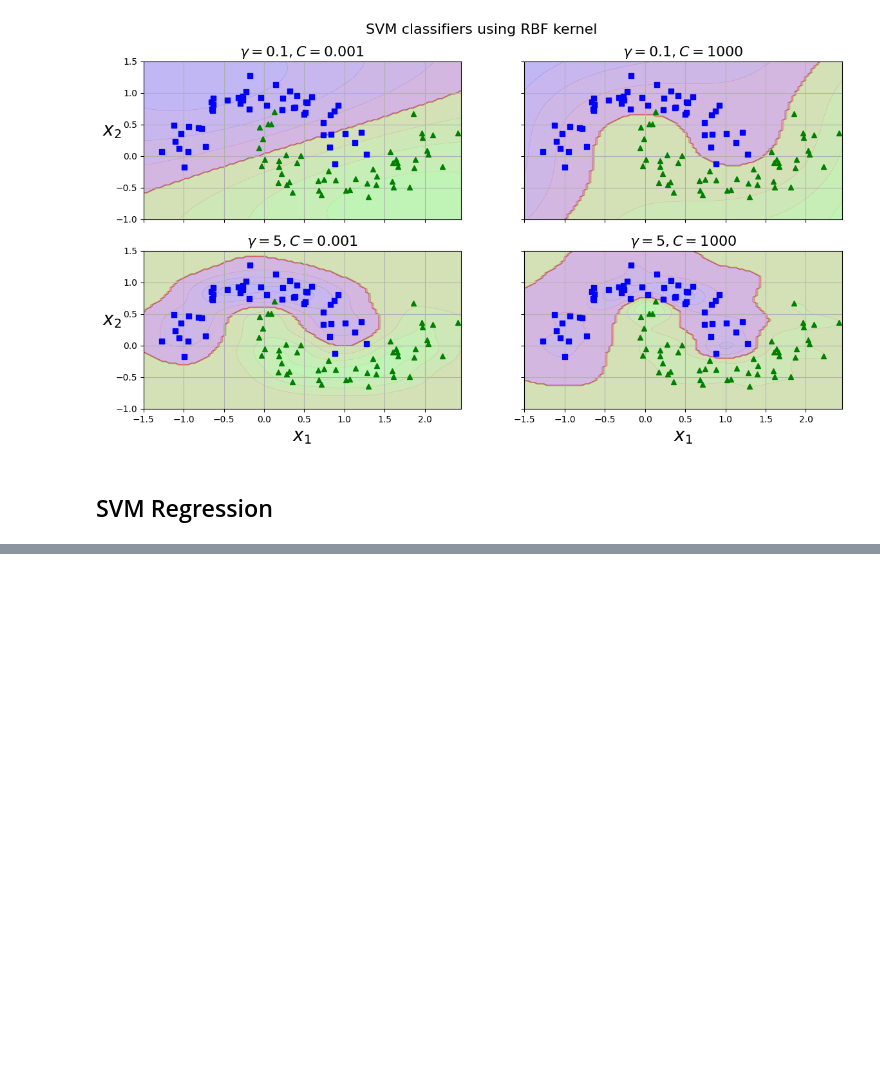
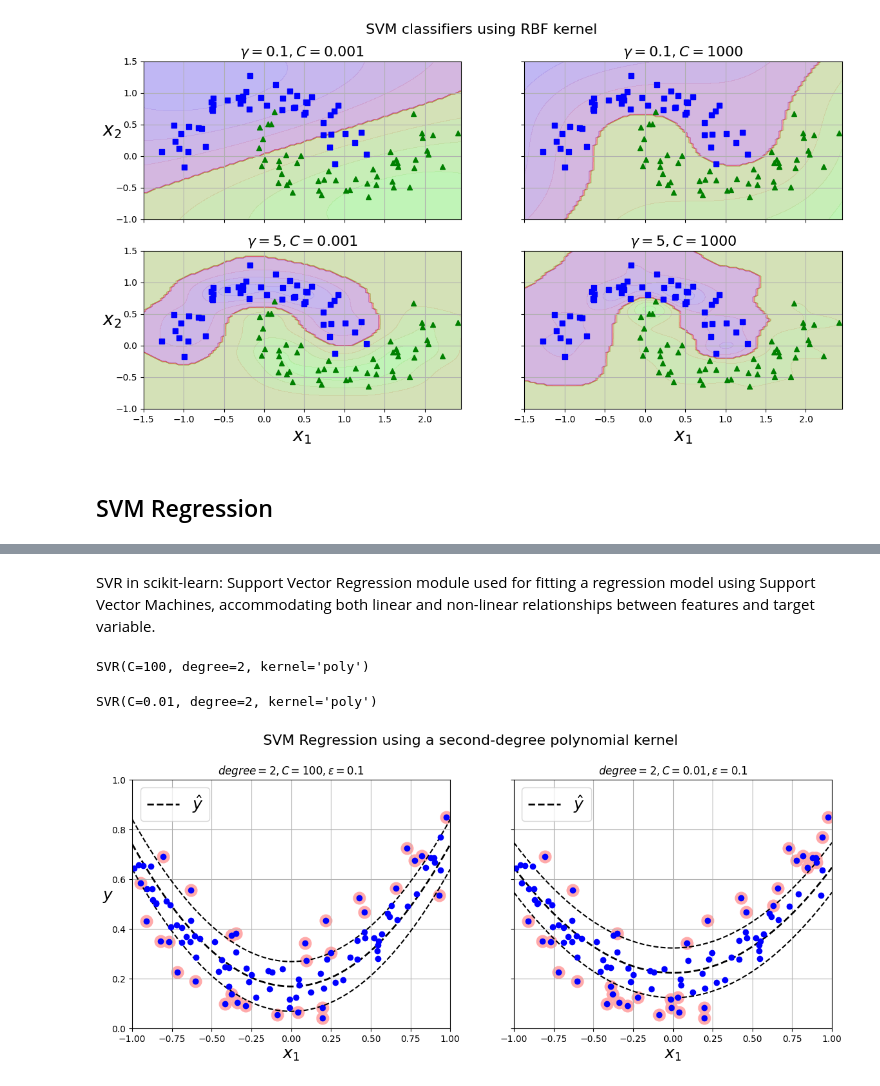
Before and after one commit to Ivan-Grigorev/Hands_On_ML, a Jupyter notebook: chapter_05.ipynb, the cells around one changed output, grey strips where cells are left out. Drawn from its saved outputs; the diff is of its cells as text; code cells hidden in the pictures; blank space fills up the shorter version.

```diff
--- a/chapter_05.ipynb
+++ b/chapter_05.ipynb
@@ -801,0 +812,6 @@ plt.show()
+# %%
+from sklearn.svm import LinearSVR
+
+
+svm_reg = LinearSVR(epsilon=1.5, dual='auto', random_state=42)
+svm_reg.fit(X, y)
@@ -801,0 +910,44 @@ plt.show()
+# %%
+np.random.seed(42)
+
+m = 100
+X = 2 * np.random.rand(m, 1) - 1
+y = (0.2 + 0.1 * X + 0.5 * X ** 2 + np.random.randn(m, 1) / 10).ravel()
+# %% [markdown]
+SVR in scikit-learn: Support Vector Regression module used for fitting a regression model using Support Vector Machines, accommodating both linear and non-linear relationships between features and target variable.
+# %%
+from sklearn.svm import SVR
+
+
+svm_poly_reg = SVR(kernel='poly', degree=2, C=100, epsilon=0.1)
+svm_poly_reg.fit(X, y)
+# %% [output]
+SVR(C=100, degree=2, kernel='poly')
+# %%
+svm_poly_reg1 = SVR(kernel='poly', degree=2, C=100, epsilon=0.1)
+svm_poly_reg2 = SVR(kernel='poly', degree=2, C=0.01, epsilon=0.1)
+svm_poly_reg1.fit(X, y)
+svm_poly_reg2.fit(X, y)
+# %% [output]
+SVR(C=0.01, degree=2, kernel='poly')
+# %%
+fig, axes = plt.subplots(ncols=2, figsize=(14, 5), sharey=True)
+
+plt.sca(axes[0])
+plot_svm_regression(svm_reg=svm_poly_reg1, X=X, y=y, axes=[-1, 1, 0, 1])
+plt.title(r'$degree = {}, C = {}, \epsilon = {}$'.format(svm_poly_reg1.degree, svm_poly_reg1.C, svm_poly_reg1.epsilon))
+plt.ylabel(r'$y$', fontsize=18, rotation=0)
+plt.sca(axes[1])
+plot_svm_regression(svm_reg=svm_poly_reg2, X=X, y=y, axes=[-1, 1, 0, 1])
+plt.title(r'$degree = {}, C = {}, \epsilon = {}$'.format(svm_poly_reg2.degree, svm_poly_reg2.C, svm_poly_reg2.epsilon))
+plt.figtext(
+    0.5,
+    1,
+    'SVM Regression using a second-degree polynomial kernel',
+    ha='center',
+    va='center',
+    fontsize=16
+)
+plt.show()
+# %% [output]
+[figure, added]
```
Also changed, not shown: parts of 6 cells of this notebook.
